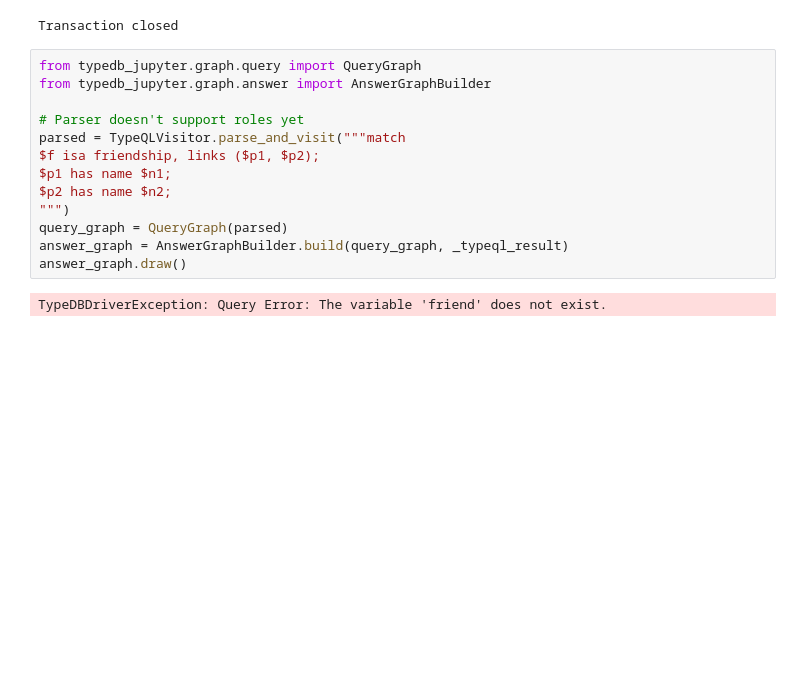
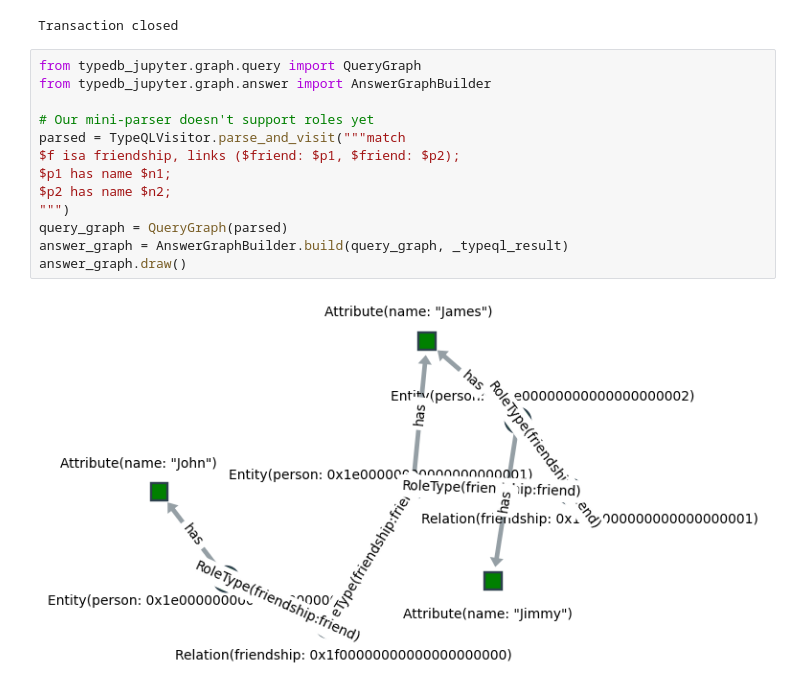
Before and after one commit to typedb-osi/typedb-jupyter, a Jupyter notebook: src/graphs.ipynb, the cells around one changed output. Cells and saved outputs as stored; diff of their text form; blank space fills up the shorter version.

```diff
--- a/src/graphs.ipynb
+++ b/src/graphs.ipynb
@@ -115,15 +115,15 @@ Transaction closed
 # %%
 from typedb_jupyter.graph.query import QueryGraph
 from typedb_jupyter.graph.answer import AnswerGraphBuilder
 
-# Parser doesn't support roles yet
+# Our mini-parser doesn't support roles yet
 parsed = TypeQLVisitor.parse_and_visit("""match
-$f isa friendship, links ($p1, $p2);
+$f isa friendship, links ($friend: $p1, $friend: $p2);
 $p1 has name $n1;
 $p2 has name $n2;
 """)
 query_graph = QueryGraph(parsed)
 answer_graph = AnswerGraphBuilder.build(query_graph, _typeql_result)
 answer_graph.draw()
 # %% [output]
-TypeDBDriverException: Query Error: The variable 'friend' does not exist.
+[figure, added]
```
Also changed, not shown: parts of 2 cells of this notebook.
